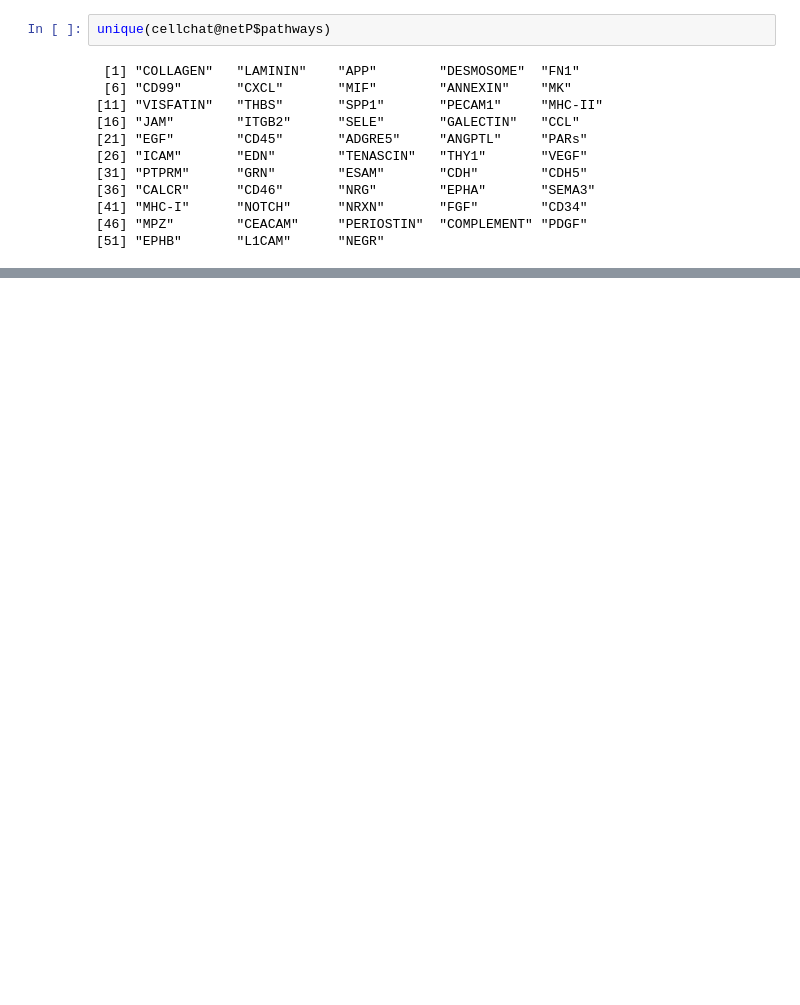
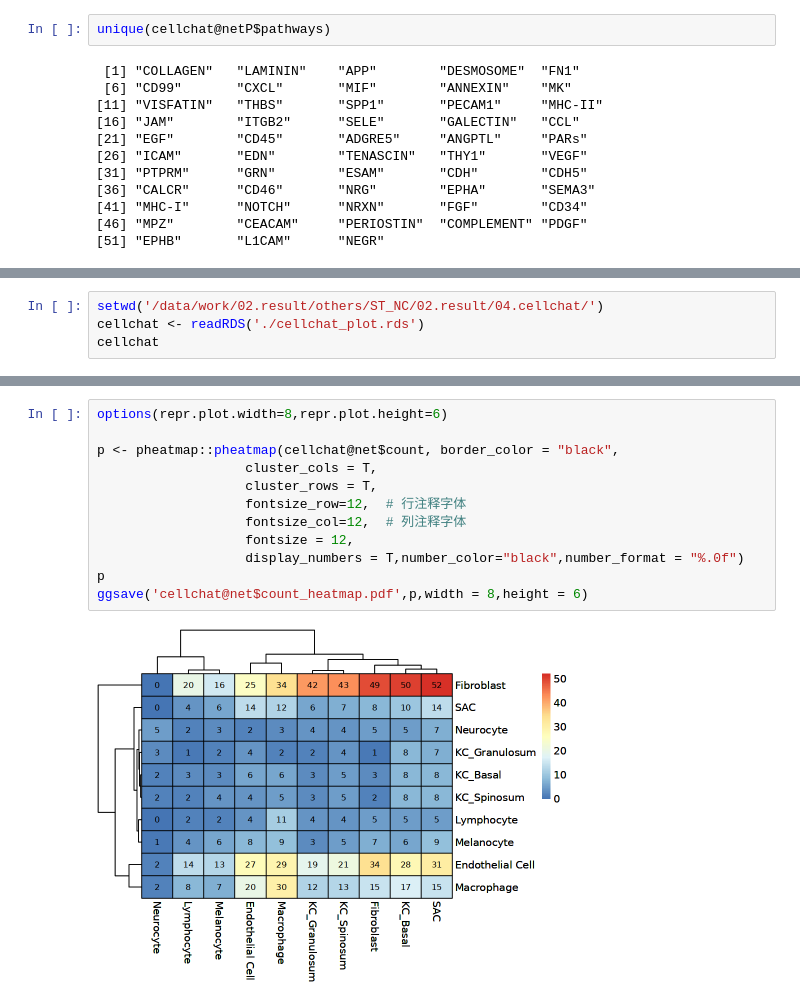
Before and after one commit to Bolin-BGI/R, a Jupyter notebook: ipynb/cellchat.ipynb, the cells around one changed output, grey strips where cells are left out. Drawn from its saved outputs; the diff is of its cells as text; blank space fills up the shorter version.

```diff
--- a/ipynb/cellchat.ipynb
+++ b/ipynb/cellchat.ipynb
@@ -408,0 +459,4 @@ unique(cellchat@netP$pathways)
+# %%
+setwd('/data/work/02.result/others/ST_NC/02.result/04.cellchat/')
+cellchat <- readRDS('./cellchat_plot.rds')
+cellchat
@@ -408,0 +483,14 @@ unique(cellchat@netP$pathways)
+# %%
+options(repr.plot.width=8,repr.plot.height=6)
+
+p <- pheatmap::pheatmap(cellchat@net$count, border_color = "black",
+                   cluster_cols = T,
+                   cluster_rows = T,
+                   fontsize_row=12,  # 行注释字体
+                   fontsize_col=12,  # 列注释字体
+                   fontsize = 12,
+                   display_numbers = T,number_color="black",number_format = "%.0f")
+p
+ggsave('cellchat@net$count_heatmap.pdf',p,width = 8,height = 6)
+# %% [output]
+[figure, added]
```
Also changed, not shown: parts of 14 cells of this notebook.
